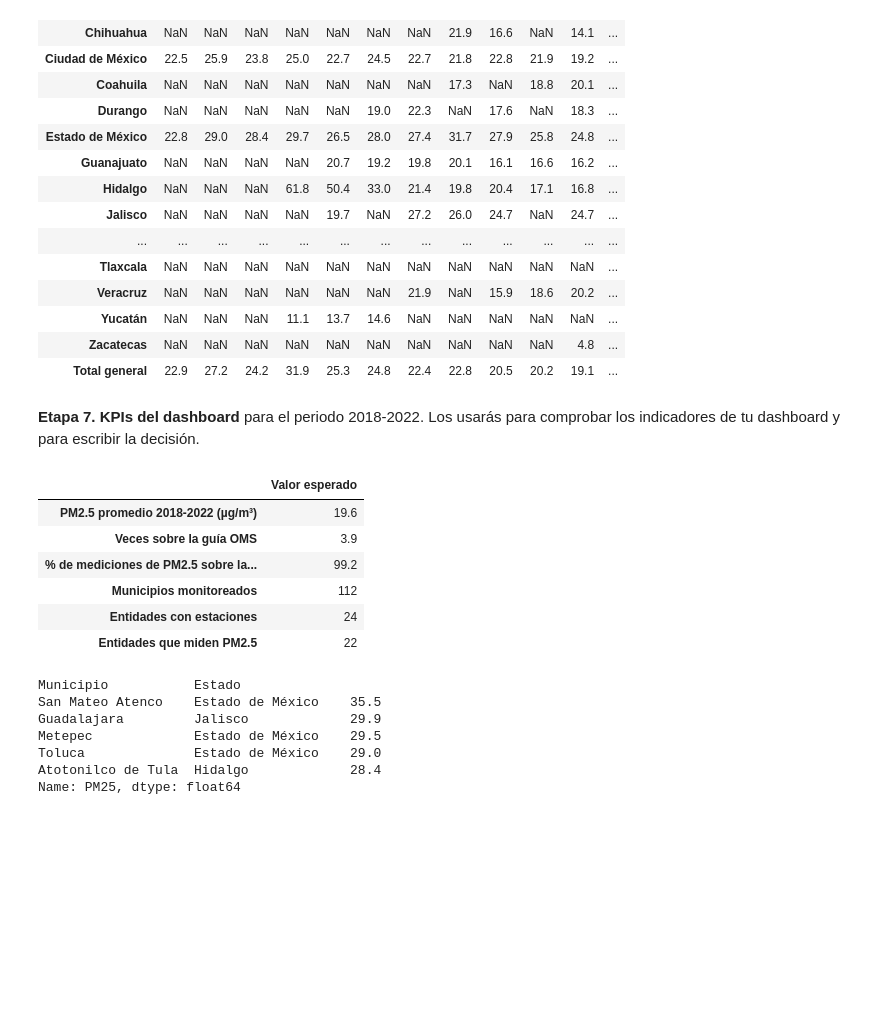
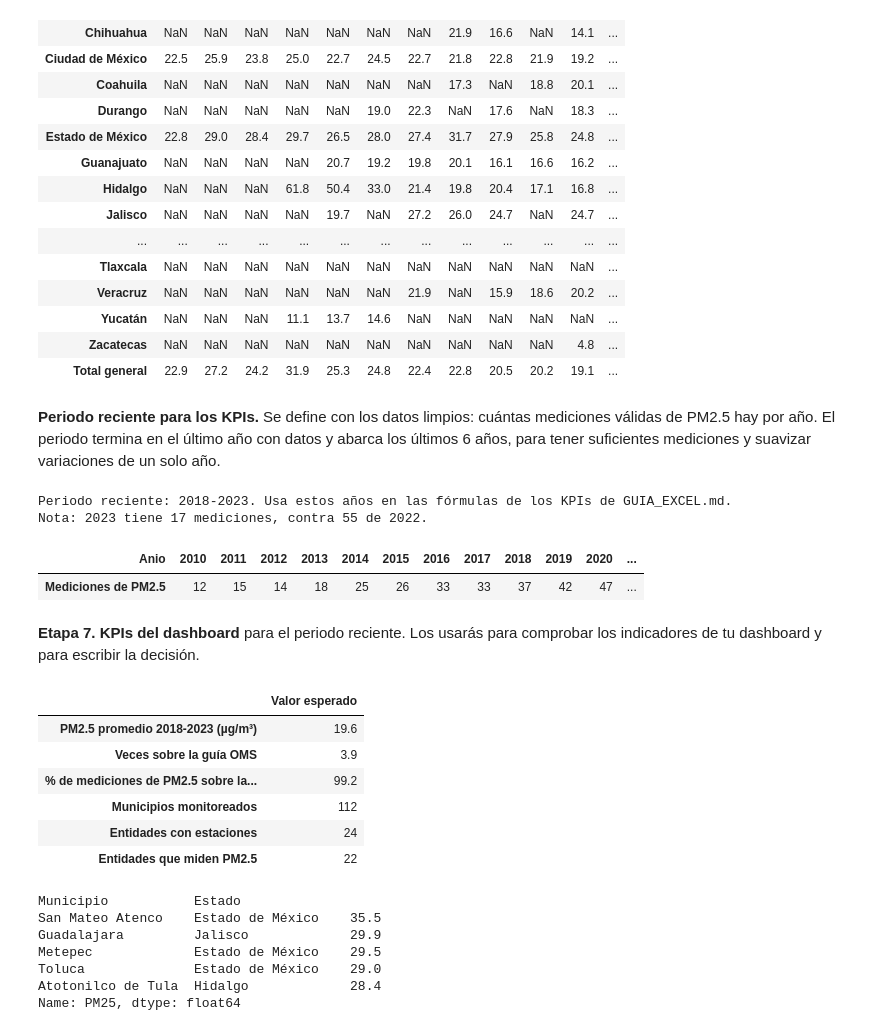
Before and after one commit to UDeployments/cpfia-tcs-practicas, a Jupyter notebook: Modulo02/S18_Calidad_Aire_Excel/notebooks/01_preparacion_datos.ipynb, the cells around one changed output. Drawn from its saved outputs; the diff is of its cells as text; code cells hidden in the pictures; blank space fills up the shorter version.

```diff
--- a/Modulo02/S18_Calidad_Aire_Excel/notebooks/01_preparacion_datos.ipynb
+++ b/Modulo02/S18_Calidad_Aire_Excel/notebooks/01_preparacion_datos.ipynb
@@ -379,10 +397,24 @@ pivote_pm25
 | Yucatán | NaN | NaN | NaN | 11.1 | 13.7 | 14.6 | NaN | NaN | NaN | NaN | NaN | ... |
 | Zacatecas | NaN | NaN | NaN | NaN | NaN | NaN | NaN | NaN | NaN | NaN | 4.8 | ... |
 | Total general | 22.9 | 27.2 | 24.2 | 31.9 | 25.3 | 24.8 | 22.4 | 22.8 | 20.5 | 20.2 | 19.1 | ... |
+# %% [markdown]
+**Periodo reciente para los KPIs.** Se define con los datos limpios: cuántas mediciones válidas de PM2.5 hay por año. El periodo termina en el último año con datos y abarca los últimos 6 años, para tener suficientes mediciones y suavizar variaciones de un solo año.
+# %%
+mediciones_anio = limpio.groupby("Anio")["PM25"].count().rename("Mediciones de PM2.5")
+ANIOS_PERIODO = 6
+fin = int(mediciones_anio[mediciones_anio > 0].index.max())
+ini = fin - ANIOS_PERIODO + 1
+print(f"Periodo reciente: {ini}-{fin}. Usa estos años en las fórmulas de los KPIs de GUIA_EXCEL.md.")
+print(f"Nota: {fin} tiene {mediciones_anio[fin]} mediciones, contra {mediciones_anio[fin - 1]} de {fin - 1}.")
+mediciones_anio.to_frame().T
+# %% [output]
+Periodo reciente: 2018-2023. Usa estos años en las fórmulas de los KPIs de GUIA_EXCEL.md.
+Nota: 2023 tiene 17 mediciones, contra 55 de 2022.
+| Anio | 2010 | 2011 | 2012 | 2013 | 2014 | 2015 | 2016 | 2017 | 2018 | 2019 | 2020 | ... |
+| Mediciones de PM2.5 | 12 | 15 | 14 | 18 | 25 | 26 | 33 | 33 | 37 | 42 | 47 | ... |
 # %% [markdown]
-**Etapa 7. KPIs del dashboard** para el periodo 2018-2022. Los usarás para comprobar los indicadores de tu dashboard y para escribir la decisión.
+**Etapa 7. KPIs del dashboard** para el periodo reciente. Los usarás para comprobar los indicadores de tu dashboard y para escribir la decisión.
 # %%
-ini, fin = PERIODO_RECIENTE
 reciente = limpio[limpio["Anio"].between(ini, fin)]
 
 resumen_estado = (reciente.groupby("Estado")
@@ -416,7 +448,7 @@ pd.Series({
 }, name="Valor esperado").map(lambda v: f"{v:g}").to_frame()
 # %% [output]
 |  | Valor esperado |
-| PM2.5 promedio 2018-2022 (µg/m³) | 19.6 |
+| PM2.5 promedio 2018-2023 (µg/m³) | 19.6 |
 | Veces sobre la guía OMS | 3.9 |
 | % de mediciones de PM2.5 sobre la... | 99.2 |
 | Municipios monitoreados | 112 |
```
Also changed, not shown: parts of 9 cells of this notebook, 2 other files.
